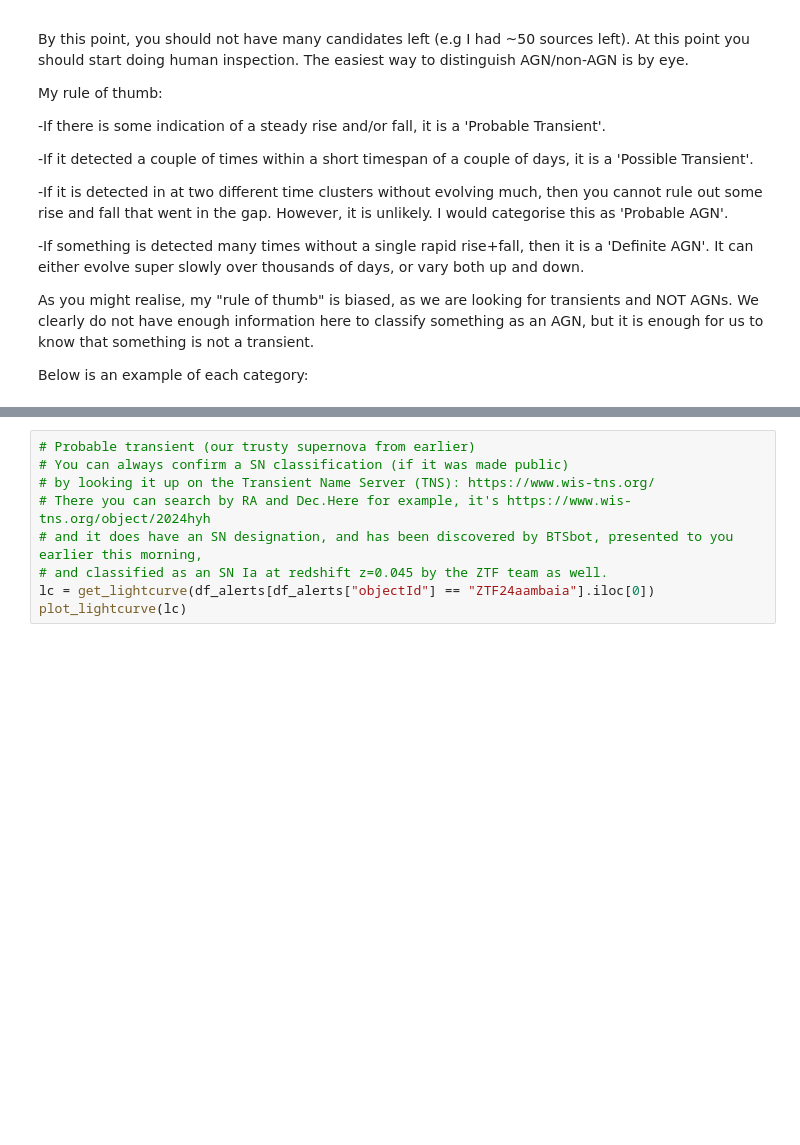
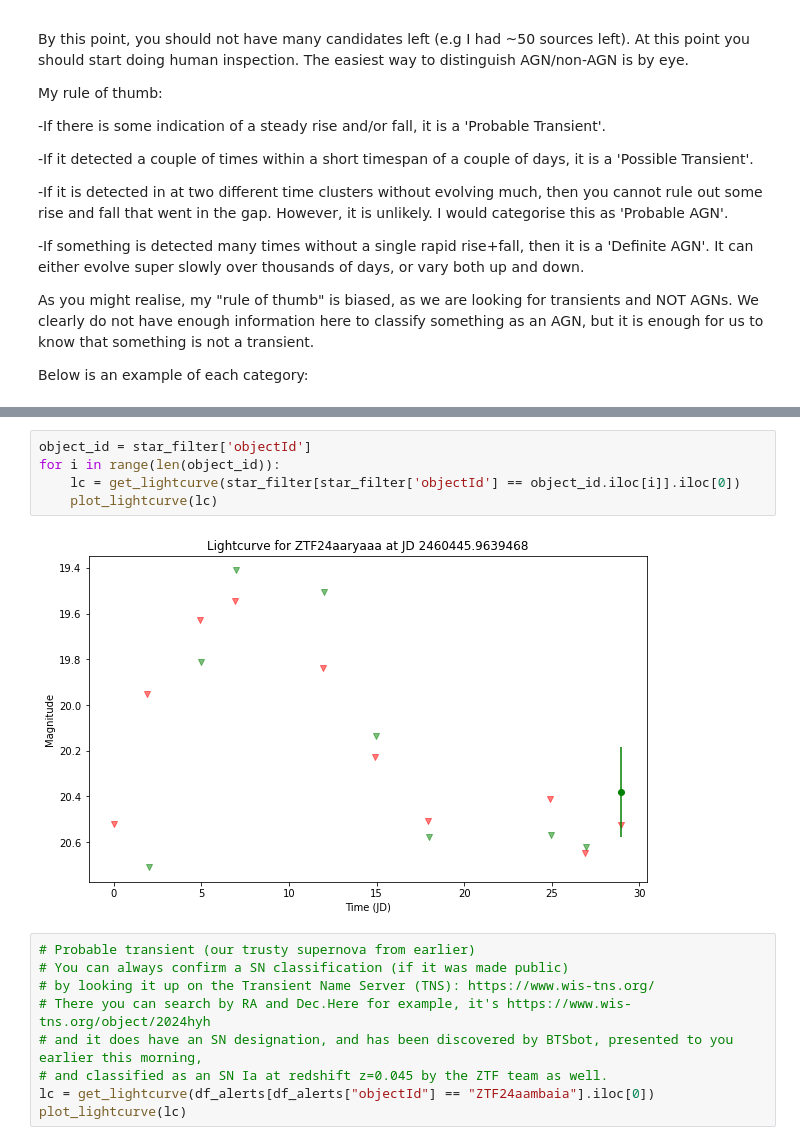
Before and after one commit to ricco-hub/ztf_summer_school_2024, a Jupyter notebook: lectures/01/ztf_alert_filtering.ipynb, the cells around one changed output, grey strips where cells are left out. Saved outputs shown, nothing was run; the diff lists cells and outputs as text; blank space fills up the shorter version.

```diff
--- a/lectures/01/ztf_alert_filtering.ipynb
+++ b/lectures/01/ztf_alert_filtering.ipynb
@@ -378,3 +427,10 @@ star_filter
+# %%
+object_id = star_filter['objectId']
+for i in range(len(object_id)):
+    lc = get_lightcurve(star_filter[star_filter['objectId'] == object_id.iloc[i]].iloc[0])
+    plot_lightcurve(lc)
+# %% [output]
+[figure, added]
 # %%
 # Probable transient (our trusty supernova from earlier)
 # You can always confirm a SN classification (if it was made public)
```
Also changed, not shown: parts of 8 cells of this notebook.
